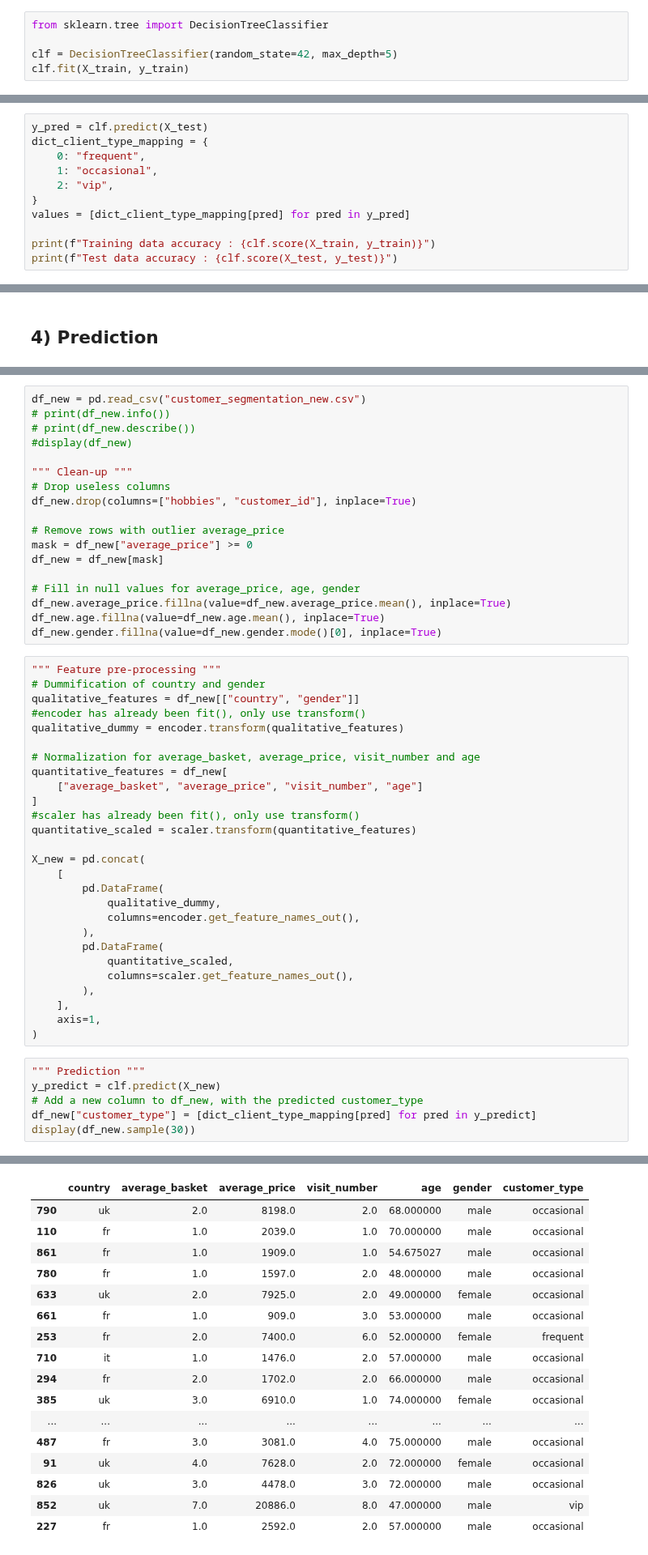
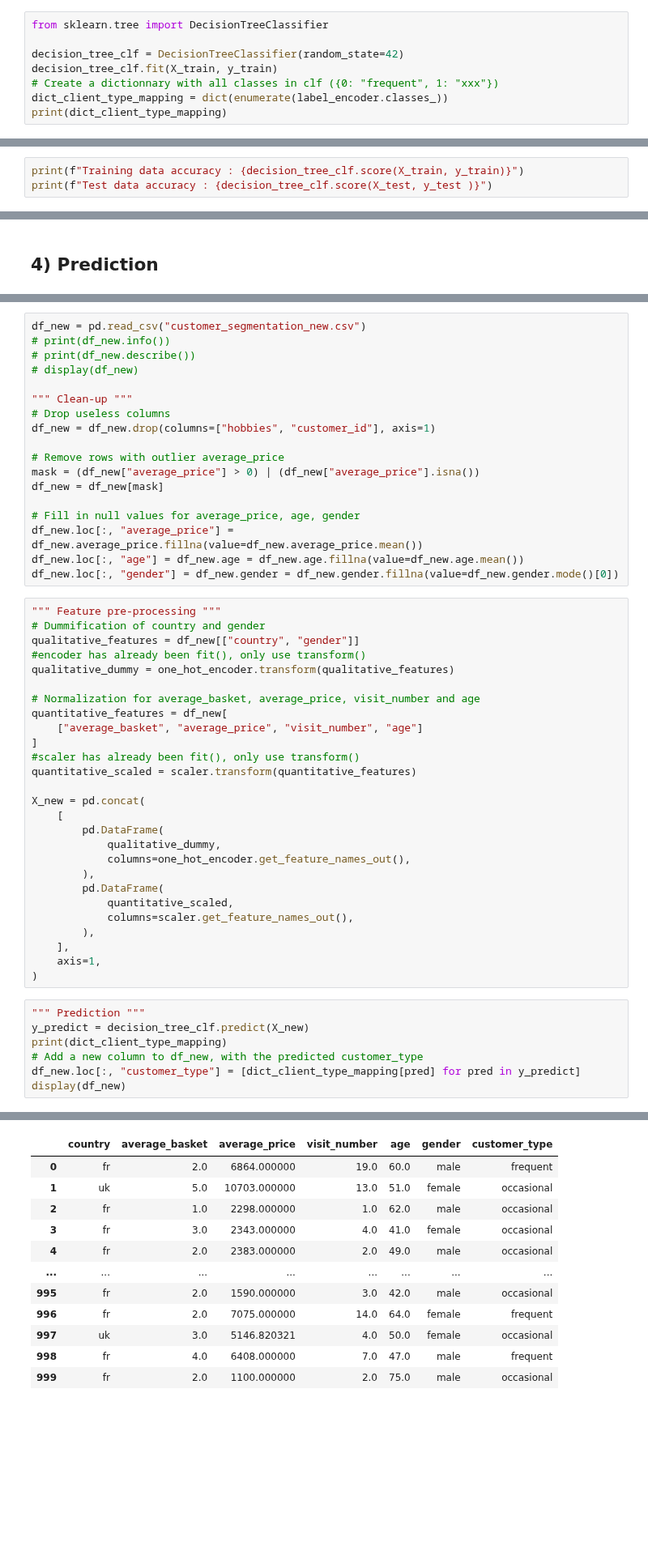
Before and after one commit to Gachdel/Python-LeWagon, a Jupyter notebook: 6_Machine_Learning_1/Intro_to_ML_Challenges.ipynb, the cells around one changed output, grey strips where cells are left out. Shown at 81% size. Saved outputs shown, nothing was run; the diff lists cells and outputs as text; blank space fills up the shorter version.

```diff
--- a/6_Machine_Learning_1/Intro_to_ML_Challenges.ipynb
+++ b/6_Machine_Learning_1/Intro_to_ML_Challenges.ipynb
@@ -487,6 +448,9 @@ v) From sklearn, create a model like [DecisionTreeClassifier](https://scikit-lea
 # %%
 from sklearn.tree import DecisionTreeClassifier
 
-clf = DecisionTreeClassifier(random_state=42, max_depth=5)
-clf.fit(X_train, y_train)
+decision_tree_clf = DecisionTreeClassifier(random_state=42)
+decision_tree_clf.fit(X_train, y_train)
+# Create a dictionnary with all classes in clf ({0: "frequent", 1: "xxx"})
+dict_client_type_mapping = dict(enumerate(label_encoder.classes_))
+print(dict_client_type_mapping)
 # %% [output]
@@ -494,14 +458,6 @@ DecisionTreeClassifier(max_depth=5, random_state=42)
 # %% [markdown]
 w) From the `score` method of the model, display the score on the training data and the test data. What do you notice ?
 # %%
-y_pred = clf.predict(X_test)
-dict_client_type_mapping = {
-    0: "frequent",
-    1: "occasional",
-    2: "vip",
-}
-values = [dict_client_type_mapping[pred] for pred in y_pred]
-
-print(f"Training data accuracy : {clf.score(X_train, y_train)}")
-print(f"Test data accuracy : {clf.score(X_test, y_test)}")
+print(f"Training data accuracy : {decision_tree_clf.score(X_train, y_train)}")
+print(f"Test data accuracy : {decision_tree_clf.score(X_test, y_test )}")
 # %% [output]
@@ -519,26 +475,26 @@ x) Download the file `customer_segmentation_new.csv` at this [address](https://d
 df_new = pd.read_csv("customer_segmentation_new.csv")
 # print(df_new.info())
 # print(df_new.describe())
-#display(df_new)
+# display(df_new)
 
 """ Clean-up """
 # Drop useless columns
-df_new.drop(columns=["hobbies", "customer_id"], inplace=True)
+df_new = df_new.drop(columns=["hobbies", "customer_id"], axis=1)
 
 # Remove rows with outlier average_price
-mask = df_new["average_price"] >= 0
+mask = (df_new["average_price"] > 0) | (df_new["average_price"].isna())
 df_new = df_new[mask]
 
 # Fill in null values for average_price, age, gender
-df_new.average_price.fillna(value=df_new.average_price.mean(), inplace=True)
-df_new.age.fillna(value=df_new.age.mean(), inplace=True)
-df_new.gender.fillna(value=df_new.gender.mode()[0], inplace=True)
+df_new.loc[:, "average_price"] = df_new.average_price.fillna(value=df_new.average_price.mean())
+df_new.loc[:, "age"] = df_new.age = df_new.age.fillna(value=df_new.age.mean())
+df_new.loc[:, "gender"] = df_new.gender = df_new.gender.fillna(value=df_new.gender.mode()[0])
 # %%
 """ Feature pre-processing """
 # Dummification of country and gender
 qualitative_features = df_new[["country", "gender"]]
 #encoder has already been fit(), only use transform()
-qualitative_dummy = encoder.transform(qualitative_features)
+qualitative_dummy = one_hot_encoder.transform(qualitative_features)
 
 # Normalization for average_basket, average_price, visit_number and age
 quantitative_features = df_new[
@@ -551,7 +507,7 @@ X_new = pd.concat(
     [
         pd.DataFrame(
             qualitative_dummy,
-            columns=encoder.get_feature_names_out(),
+            columns=one_hot_encoder.get_feature_names_out(),
         ),
         pd.DataFrame(
             quantitative_scaled,
@@ -562,8 +518,9 @@ X_new = pd.concat(
 )
 # %%
 """ Prediction """
-y_predict = clf.predict(X_new)
+y_predict = decision_tree_clf.predict(X_new)
+print(dict_client_type_mapping)
 # Add a new column to df_new, with the predicted customer_type
-df_new["customer_type"] = [dict_client_type_mapping[pred] for pred in y_predict]
-display(df_new.sample(30))
+df_new.loc[:, "customer_type"] = [dict_client_type_mapping[pred] for pred in y_predict]
+display(df_new)
 # %% [output]
@@ -570,17 +528,12 @@ display(df_new.sample(30))
 |  | country | average_basket | average_price | visit_number | age | gender | customer_type |
-| 790 | uk | 2.0 | 8198.0 | 2.0 | 68.000000 | male | occasional |
-| 110 | fr | 1.0 | 2039.0 | 1.0 | 70.000000 | male | occasional |
-| 861 | fr | 1.0 | 1909.0 | 1.0 | 54.675027 | male | occasional |
-| 780 | fr | 1.0 | 1597.0 | 2.0 | 48.000000 | male | occasional |
-| 633 | uk | 2.0 | 7925.0 | 2.0 | 49.000000 | female | occasional |
-| 661 | fr | 1.0 | 909.0 | 3.0 | 53.000000 | male | occasional |
-| 253 | fr | 2.0 | 7400.0 | 6.0 | 52.000000 | female | frequent |
-| 710 | it | 1.0 | 1476.0 | 2.0 | 57.000000 | male | occasional |
-| 294 | fr | 2.0 | 1702.0 | 2.0 | 66.000000 | male | occasional |
-| 385 | uk | 3.0 | 6910.0 | 1.0 | 74.000000 | female | occasional |
+| 0 | fr | 2.0 | 6864.000000 | 19.0 | 60.0 | male | frequent |
+| 1 | uk | 5.0 | 10703.000000 | 13.0 | 51.0 | female | occasional |
+| 2 | fr | 1.0 | 2298.000000 | 1.0 | 62.0 | male | occasional |
+| 3 | fr | 3.0 | 2343.000000 | 4.0 | 41.0 | female | occasional |
+| 4 | fr | 2.0 | 2383.000000 | 2.0 | 49.0 | male | occasional |
 | ... | ... | ... | ... | ... | ... | ... | ... |
-| 487 | fr | 3.0 | 3081.0 | 4.0 | 75.000000 | male | occasional |
-| 91 | uk | 4.0 | 7628.0 | 2.0 | 72.000000 | female | occasional |
-| 826 | uk | 3.0 | 4478.0 | 3.0 | 72.000000 | male | occasional |
-| 852 | uk | 7.0 | 20886.0 | 8.0 | 47.000000 | male | vip |
-| 227 | fr | 1.0 | 2592.0 | 2.0 | 57.000000 | male | occasional |
+| 995 | fr | 2.0 | 1590.000000 | 3.0 | 42.0 | male | occasional |
+| 996 | fr | 2.0 | 7075.000000 | 14.0 | 64.0 | female | frequent |
+| 997 | uk | 3.0 | 5146.820321 | 4.0 | 50.0 | female | occasional |
+| 998 | fr | 4.0 | 6408.000000 | 7.0 | 47.0 | male | frequent |
+| 999 | fr | 2.0 | 1100.000000 | 2.0 | 75.0 | male | occasional |
```
Also changed, not shown: parts of 28 cells of this notebook, 2 other files.
